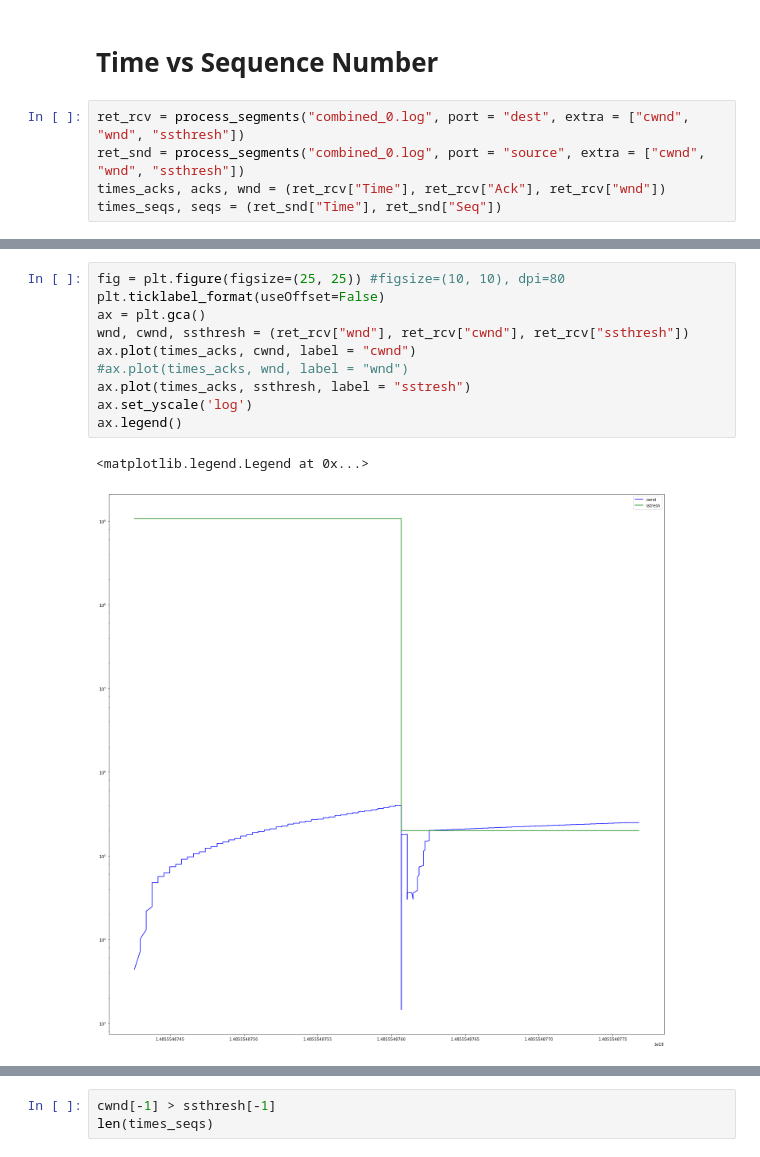
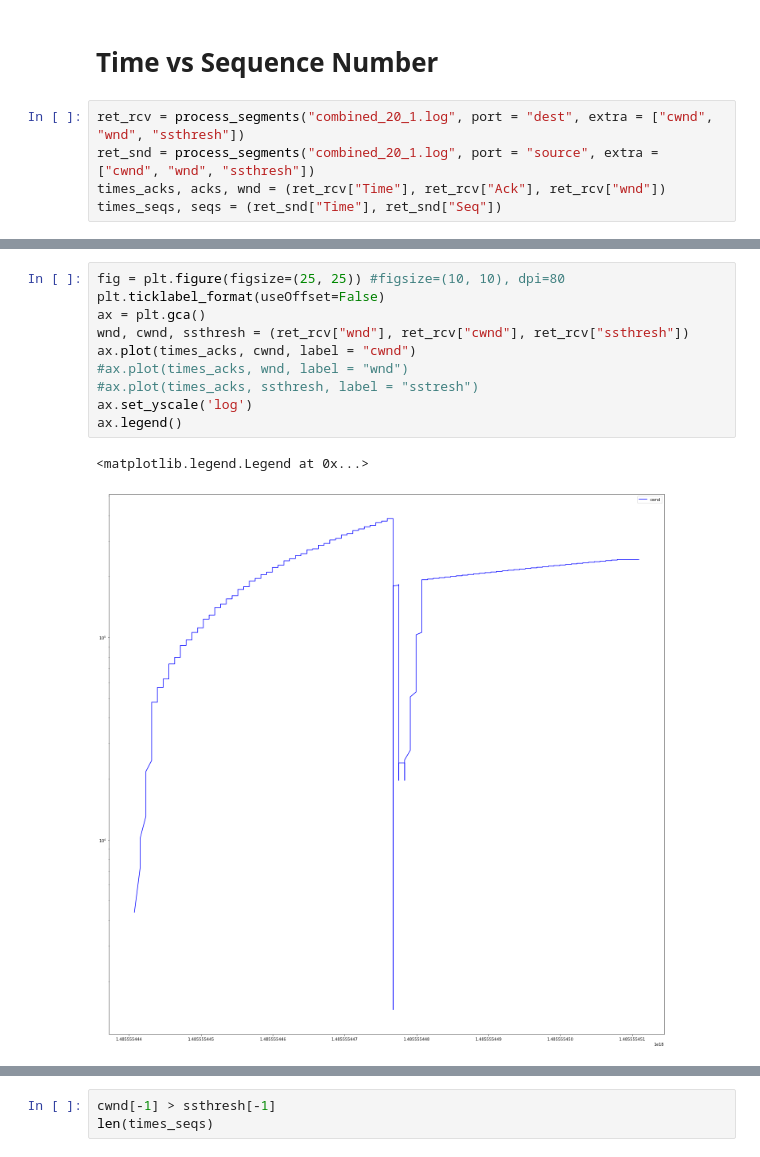
Before and after one commit to Michael137/os, a Jupyter notebook: l41-labs/lab3/lab3.ipynb, the cells around one changed output, grey strips where cells are left out. Drawn from its saved outputs; the diff is of its cells as text.

```diff
--- a/l41-labs/lab3/lab3.ipynb
+++ b/l41-labs/lab3/lab3.ipynb
@@ -633,7 +582,7 @@ p = graph(t2, b2, 1, label=FILENAME, axis = p)
 # %% [markdown]
 # Time vs Sequence Number
 # %%
-ret_rcv = process_segments("combined_0.log", port = "dest", extra = ["cwnd", "wnd", "ssthresh"])
-ret_snd = process_segments("combined_0.log", port = "source", extra = ["cwnd", "wnd", "ssthresh"])
+ret_rcv = process_segments("combined_20_1.log", port = "dest", extra = ["cwnd", "wnd", "ssthresh"])
+ret_snd = process_segments("combined_20_1.log", port = "source", extra = ["cwnd", "wnd", "ssthresh"])
 times_acks, acks, wnd = (ret_rcv["Time"], ret_rcv["Ack"], ret_rcv["wnd"])
 times_seqs, seqs = (ret_snd["Time"], ret_snd["Seq"])
@@ -655,14 +609,14 @@ plt.ticklabel_format(useOffset=False)
 # %%
 fig = plt.figure(figsize=(25, 25)) #figsize=(10, 10), dpi=80
 plt.ticklabel_format(useOffset=False)
 ax = plt.gca()
 wnd, cwnd, ssthresh = (ret_rcv["wnd"], ret_rcv["cwnd"], ret_rcv["ssthresh"])
 ax.plot(times_acks, cwnd, label = "cwnd")
 #ax.plot(times_acks, wnd, label = "wnd")
-ax.plot(times_acks, ssthresh, label = "sstresh")
+#ax.plot(times_acks, ssthresh, label = "sstresh")
 ax.set_yscale('log')
 ax.legend()
 # %% [output]
 <matplotlib.legend.Legend at 0x...>
-[figure, old version]
+[figure, new version]
 # %%
```
Also changed, not shown: parts of 12 cells of this notebook.
